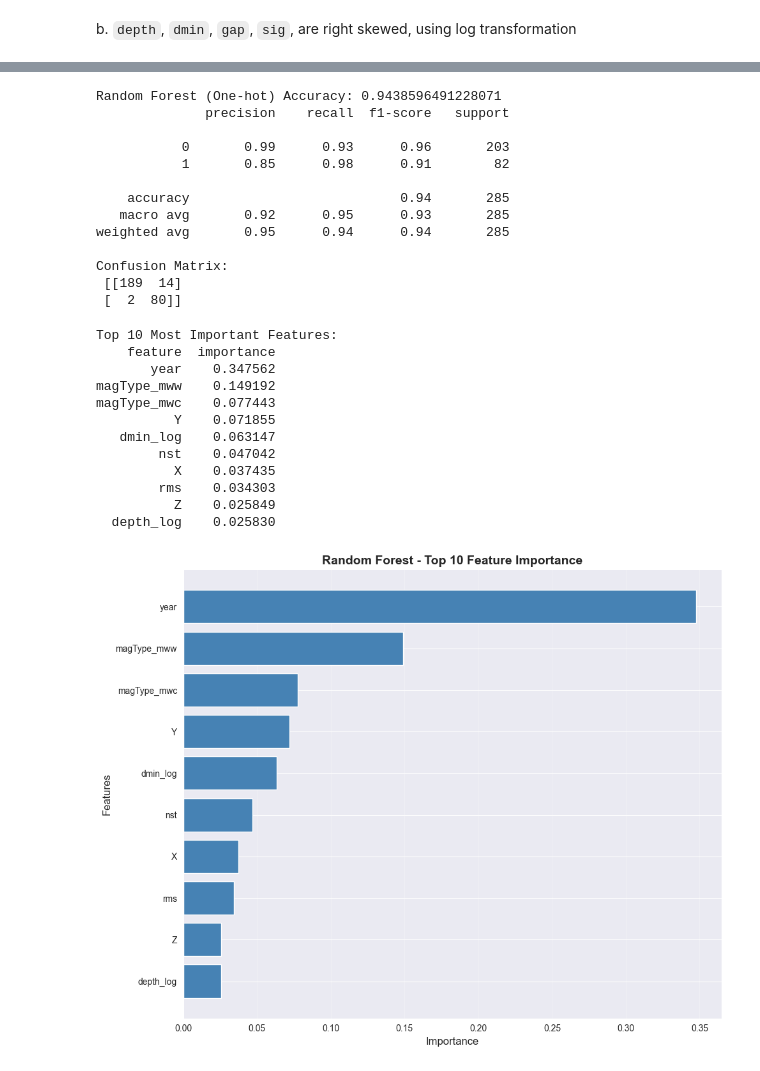
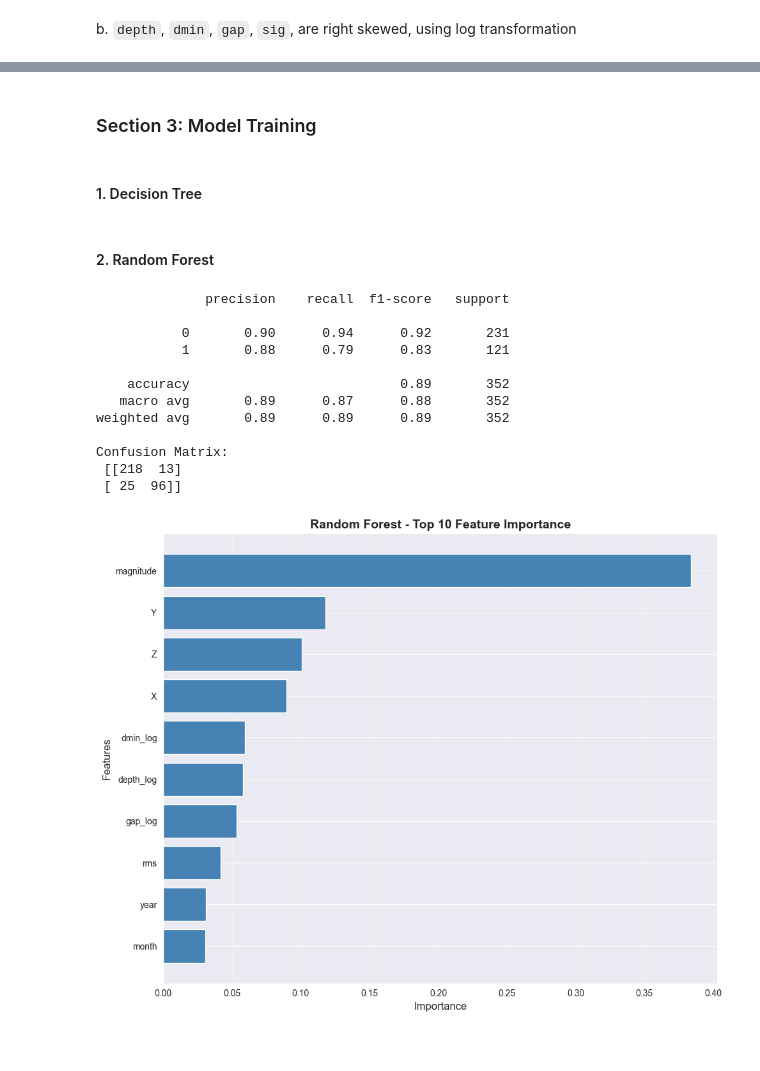
Before and after one commit to RubyXZZZ/earthquake-tsunami-ml-project, a Jupyter notebook: Notebooks/02_Data Processing and Modeling.ipynb, the cells around one changed output, grey strips where cells are left out. Drawn from its saved outputs; the diff is of its cells as text; code cells hidden in the pictures.

```diff
--- a/Notebooks/02_Data Processing and Modeling.ipynb
+++ b/Notebooks/02_Data Processing and Modeling.ipynb
@@ -239,0 +347,6 @@ Name: count, dtype: int64
+# %%
+print(df_ohe.info())
+X = df_ohe.drop(columns=['tsunami', 'latitude', 'longitude', 'depth', 'sig', 'gap', 'dmin', 'cdi', 'mmi','sig_log'])
+y = df_ohe['tsunami']
+
+print(X.info())
@@ -242,5 +372,0 @@ Name: count, dtype: int64
-# %%
-X_onehot = df_encoder_1_onehot.drop(columns=['tsunami', 'latitude', 'longitude', 'depth', 'sig', 'gap', 'dmin'])
-y = df_encoder_1_onehot['tsunami']
-
-print(X_onehot.info())
@@ -265,12 +373,9 @@ None
 # %%
-from sklearn.model_selection import train_test_split
-
-# One-hot
-X_train_onehot, X_test_onehot, y_train_onehot, y_test_onehot = train_test_split(
-    X_onehot, y, test_size=0.2, random_state=42
+X_train, X_test, y_train, y_test = train_test_split(
+    X, y, test_size=0.2, random_state=42
 )
 
-print(y_train_onehot.value_counts(normalize=True))
-print(y_test_onehot.value_counts(normalize=True))
+print(y_train.value_counts(normalize=True))
+print(y_test.value_counts(normalize=True))
 # %% [output]
 tsunami
@@ -292,8 +417,11 @@ X_train_onehot_scaled, X_test_onehot_scaled = scale_train_test(
 )
+# %% [markdown]
+### Section 3: Model Training
+# %% [markdown]
+#### 1. Decision Tree
+# %% [markdown]
+#### 2. Random Forest
 # %%
-from sklearn.ensemble import RandomForestClassifier
-from sklearn.neighbors import KNeighborsClassifier
-from sklearn.metrics import accuracy_score, classification_report, confusion_matrix
 rf = RandomForestClassifier(
     n_estimators=100,
     max_depth=None,
@@ -301,63 +429,47 @@ rf = RandomForestClassifier(
     class_weight='balanced'
 )
 
-rf_onehot = RandomForestClassifier(n_estimators=100, random_state=42, class_weight='balanced')
-rf_onehot.fit(X_train_onehot_scaled, y_train_onehot)
-y_pred_rf_onehot = rf_onehot.predict(X_test_onehot_scaled)
+rf = RandomForestClassifier(n_estimators=100, random_state=42, class_weight='balanced')
+rf.fit(X_train_scaled, y_train)
+y_pred_rf = rf.predict(X_test_scaled)
 
-print("Random Forest (One-hot) Accuracy:", accuracy_score(y_test_onehot, y_pred_rf_onehot))
-print(classification_report(y_test_onehot, y_pred_rf_onehot))
-print("Confusion Matrix:\n", confusion_matrix(y_test_onehot, y_pred_rf_onehot))
+print(classification_report(y_test, y_pred_rf))
+print("Confusion Matrix:\n", confusion_matrix(y_test, y_pred_rf))
 # %% [output]
-Random Forest (One-hot) Accuracy: 0.9438596491228071
               precision    recall  f1-score   support
 
-           0       0.99      0.93      0.96       203
-           1       0.85      0.98      0.91        82
+           0       0.90      0.94      0.92       231
+           1       0.88      0.79      0.83       121
 
-    accuracy                           0.94       285
-   macro avg       0.92      0.95      0.93       285
-weighted avg       0.95      0.94      0.94       285
+    accuracy                           0.89       352
+   macro avg       0.89      0.87      0.88       352
+weighted avg       0.89      0.89      0.89       352
 
 Confusion Matrix:
- [[189  14]
- [  2  80]]
+ [[218  13]
+ [ 25  96]]
 # %%
-feature_importance = rf_onehot.feature_importances_
+# Check feature importance
+feature_importance = rf.feature_importances_
 
 importance_df = pd.DataFrame({
-    'feature': X_train_onehot_scaled.columns,
+    'feature': X_train_scaled.columns,
     'importance': feature_importance
 }).sort_values('importance', ascending=False)
 
 # Top 10
-print("\nTop 10 Most Important Features:")
-print(importance_df.head(10).to_string(index=False))
 
-import matplotlib.pyplot as plt
 plt.figure(figsize=(10, 8))
 top_n = 10
 top_features = importance_df.head(top_n)
 
 plt.barh(top_features['feature'], top_features['importance'], color='steelblue')
 plt.xlabel('Importance', fontsize=12)
 plt.ylabel('Features', fontsize=12)
 plt.title(f'Random Forest - Top {top_n} Feature Importance', fontsize=14, fontweight='bold')
 plt.gca().invert_yaxis()
 plt.grid(axis='x', alpha=0.3)
 plt.tight_layout()
 plt.show()
 # %% [output]
-Top 10 Most Important Features:
-    feature  importance
-       year    0.347562
-magType_mww    0.149192
-magType_mwc    0.077443
-          Y    0.071855
-   dmin_log    0.063147
-        nst    0.047042
-          X    0.037435
-        rms    0.034303
-          Z    0.025849
-  depth_log    0.025830
-[figure, old version]
+[figure, new version]
```
Also changed, not shown: parts of 29 cells of this notebook, 3 other files.
